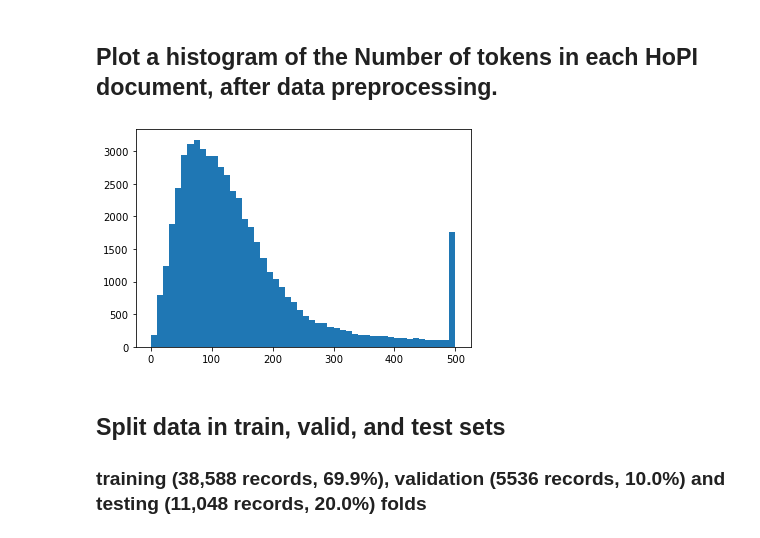
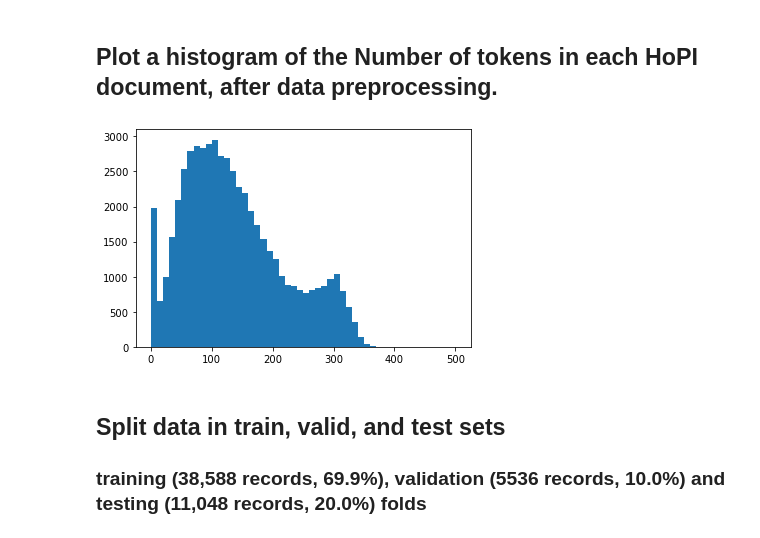
Before and after one commit to AshleyRoakes/CSE6250-Project, a Jupyter notebook: MIMIC Project.ipynb, the cells around one changed output. Saved outputs shown, nothing was run; the diff lists cells and outputs as text; code cells hidden in the pictures.

```diff
--- a/MIMIC Project.ipynb
+++ b/MIMIC Project.ipynb
@@ -144,3 +154,11 @@ def process_notes(st):
     return n
 # %%
 df['HOPI'] = df["TEXT"].map(lambda t: process_notes(t))
+
+# Detect history of present illness in text (n = 2641 records without HoPI data)
+missing = len(df[df['HOPI'] == ""])
+print("Number of docs missing HOPI sections: " + str(missing))
+
+df = df[df["HOPI"] != ""].reset_index(drop = True)
+
+df['SENT_TOKENS'] = df["HOPI"].map(lambda t: [p.lower() for p in nltk.RegexpTokenizer(r'\w+').tokenize(t) if not p.isnumeric()])
@@ -146,0 +167,6 @@ df['HOPI'] = df["TEXT"].map(lambda t: process_notes(t))
+# %%
+# Truncate then tokenize
+df["SENT_TOKENS"] = df["SENT_TOKENS"].map(lambda c: np.unique(c)[0:500])
+
+df['SENT_TOKENS_COMBO'] = df["SENT_TOKENS"].map(lambda t: " ".join(t))
+df.head()
@@ -222,12 +317,13 @@ Number of HOPI sections >= 500 tokens: 1656
 # %% [markdown]
 ## Plot a histogram of the Number of tokens in each HoPI document, after data preprocessing.
 # %%
-df_hopi["trunc_len"] = df_hopi['trunc'].map(lambda c: len(c))
+# MODIFY THIS CELL
+df["trunc_len"] = df['SENT_TOKENS'].map(lambda c: len(c))
 
-plt.hist(df_hopi["trunc_len"], np.arange(0, 501, 10))
+plt.hist(df["trunc_len"], np.arange(0, 501, 10))
 plt.show()
 # %% [output]
-[figure, old version]
+[figure, new version]
 # %% [markdown]
 ## Split data in train, valid, and test sets
 ### training (38,588 records, 69.9%), validation (5536 records, 10.0%) and testing (11,048 records, 20.0%) folds
```
Also changed, not shown: parts of 18 cells of this notebook.
